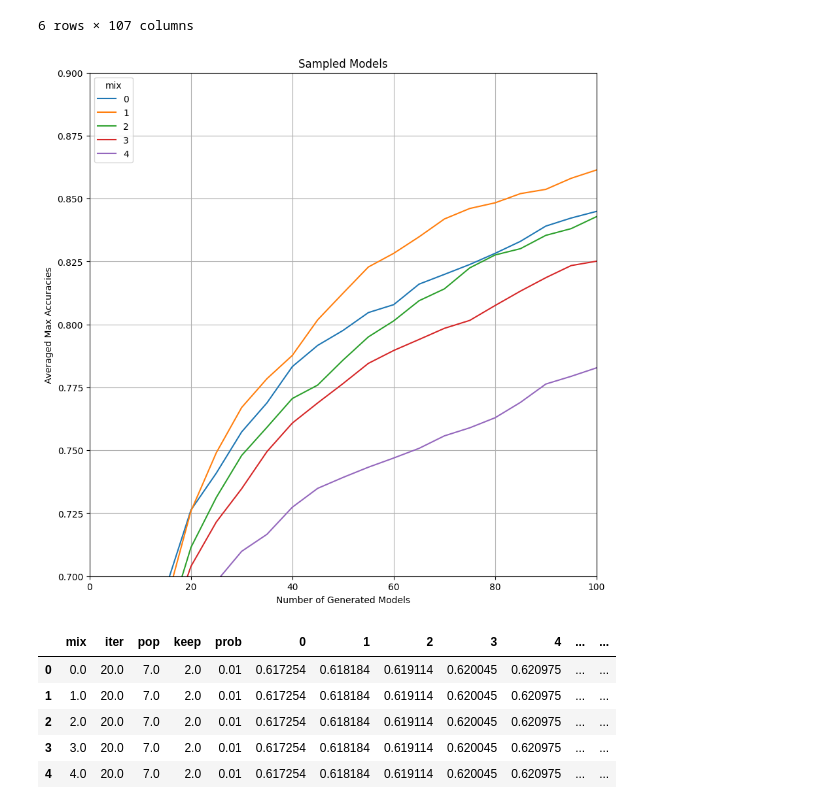
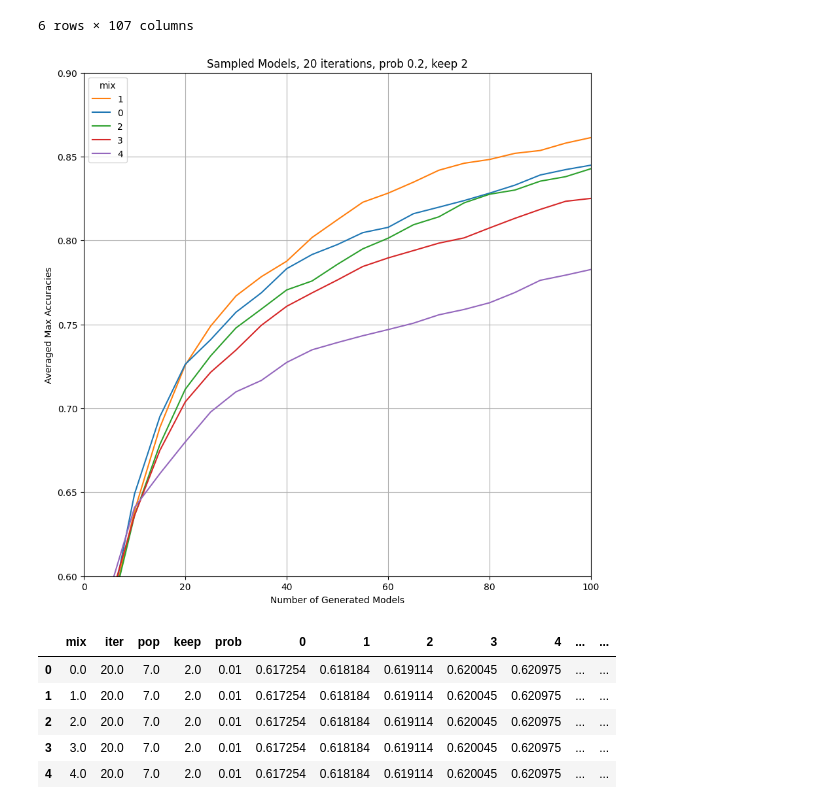
Before and after one commit to kyuhyongpark/boolmore, a Jupyter notebook: optimization/mix_figure.ipynb, the cells around one changed output. Cells and saved outputs as stored; diff of their text form; code cells hidden in the pictures.

```diff
--- a/optimization/mix_figure.ipynb
+++ b/optimization/mix_figure.ipynb
@@ -66,24 +66,24 @@ samples_iter
 # %%
 fig, ax1= plt.subplots(1,figsize=(10,10))
 # set up
+ax1.plot(range(101), samples_iter.iloc[1,5:106], label="1", color = "C1")
 ax1.plot(range(101), samples_iter.iloc[0,5:106], label="0", color = "C0")
-ax1.plot(range(101), samples_iter.iloc[1,5:106], label="1", color = "C1")
 ax1.plot(range(101), samples_iter.iloc[2,5:106], label="2", color = "C2")
 ax1.plot(range(101), samples_iter.iloc[3,5:106], label="3", color = "C3")
 ax1.plot(range(101), samples_iter.iloc[4,5:106], label="4", color = "C4")
 # ax1.plot(range(101), samples_iter.iloc[5,5:106], label="5", color = "C5")
 
 ax1.legend(title="mix", loc="upper left")
 ax1.grid()
 ax1.set_xlim(0, 100)
-ax1.set_ylim(0.7, 0.9)
+ax1.set_ylim(0.6, 0.9)
 ax1.set_xlabel("Number of Generated Models")
 ax1.set_ylabel("Averaged Max Accuracies")
-ax1.set_title("Sampled Models")
+ax1.set_title("Sampled Models, 20 iterations, prob 0.2, keep 2")
 
 plt.show()
 # %% [output]
-[figure, old version]
+[figure, new version]
 # %%
 aba_iter = aba.drop(columns="sample_model").groupby("mix").mean().reset_index()
 aba_iter.interpolate(axis=1, inplace=True)
```
Also changed, not shown: parts of 1 cell of this notebook, 3 other files.
